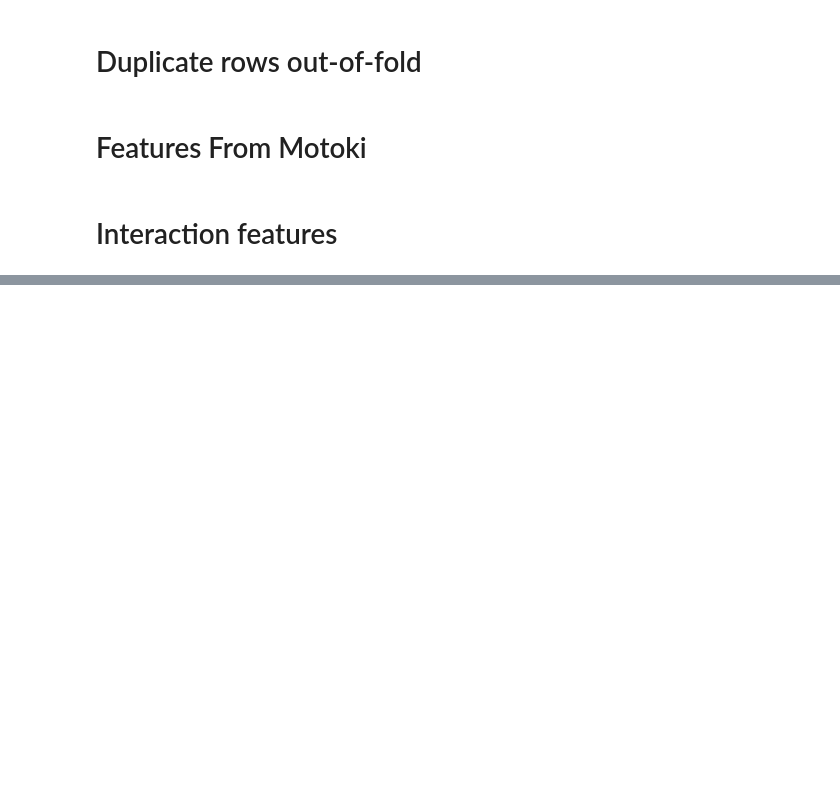
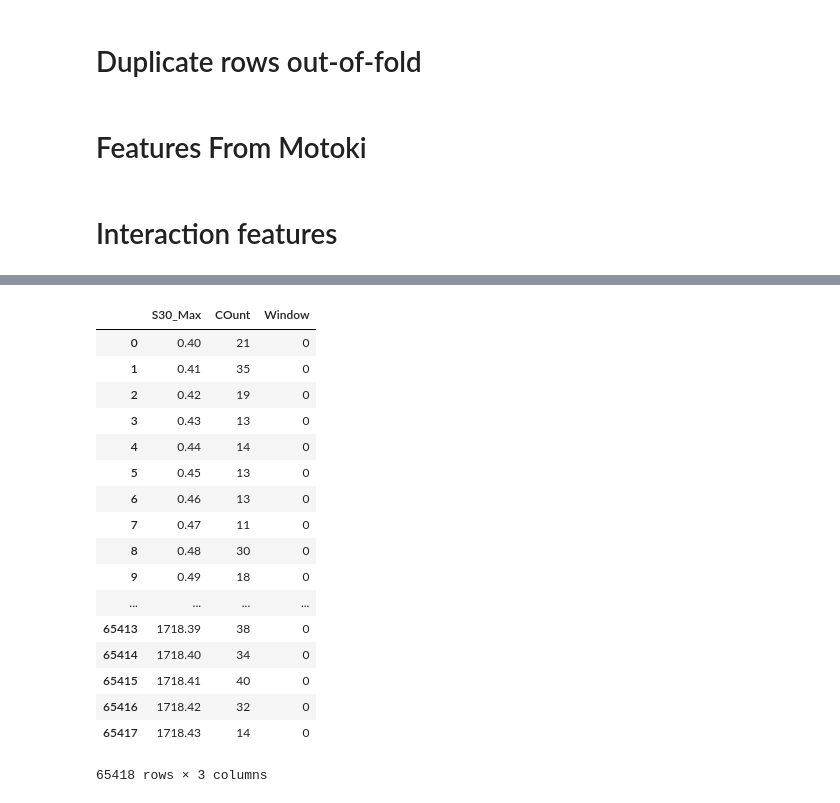
Before and after one commit to kumaran-5555/ML, a Jupyter notebook: Kaggle_Bosch/FeatEngg.ipynb, the cells around one changed output, grey strips where cells are left out. Saved outputs shown, nothing was run; the diff lists cells and outputs as text; code cells hidden in the pictures; blank space fills up the shorter version.

```diff
--- a/Kaggle_Bosch/FeatEngg.ipynb
+++ b/Kaggle_Bosch/FeatEngg.ipynb
@@ -454,0 +1301,34 @@ train = train.merge(label, on=['Id'])
+# %%
+
+for c in cols:
+    print('Computing for ', c)
+    x = pd.DataFrame(temp[[c, 'Id']].groupby(by=c).size().rename('Count').reset_index())
+    x[c+'PrevWindow'] = 0
+    x = x.sort(c)
+    size = [0.1, 0.2, 2.4, 16.8]
+
+    windows = {}
+    count = {}
+
+    for s in size:
+        windows[s] = []
+        count[s] = 0
+        x[c+'PrevWindow_'+str(s)] = 0
+
+    total = x.shape[0]
+    for i in range(x.shape[0]):
+        if i%500 == 0:
+            print(i,"/", total)
+        for s in size:
+            windows[s].append((x.iloc[i][c], x.iloc[i]['Count']))
+            count[s] += x.iloc[i]['Count']
+
+            # if windows not change
+            while x.iloc[i][c] - windows[s][0][0] > s:
+                count[s]-=windows[s][0][0]
+                del windows[s][0]
+
+
+            x[c+'PrevWindow_'+str(s)].iloc[i] = count[s]
+
+    output = output.merge(x[[c, c+'PrevWindow_'+str(s)]], on=c, how='left')
@@ -454,0 +1359,21 @@ train = train.merge(label, on=['Id'])
+# %%
+x
+# %% [output]
+|  | S30_Max | COunt | Window |
+| 0 | 0.40 | 21 | 0 |
+| 1 | 0.41 | 35 | 0 |
+| 2 | 0.42 | 19 | 0 |
+| 3 | 0.43 | 13 | 0 |
+| 4 | 0.44 | 14 | 0 |
+| 5 | 0.45 | 13 | 0 |
+| 6 | 0.46 | 13 | 0 |
+| 7 | 0.47 | 11 | 0 |
+| 8 | 0.48 | 30 | 0 |
+| 9 | 0.49 | 18 | 0 |
+| ... | ... | ... | ... |
+| 65413 | 1718.39 | 38 | 0 |
+| 65414 | 1718.40 | 34 | 0 |
+| 65415 | 1718.41 | 40 | 0 |
+| 65416 | 1718.42 | 32 | 0 |
+| 65417 | 1718.43 | 14 | 0 |
+65418 rows × 3 columns
```
Also changed, not shown: parts of 32 cells of this notebook, 13 other files.
